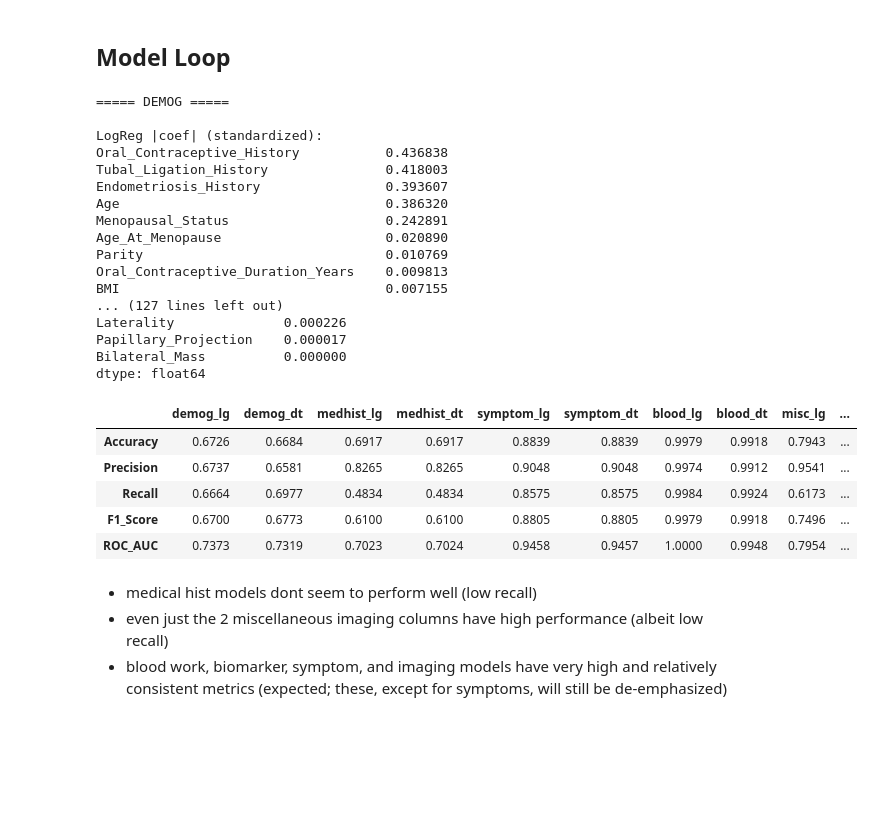
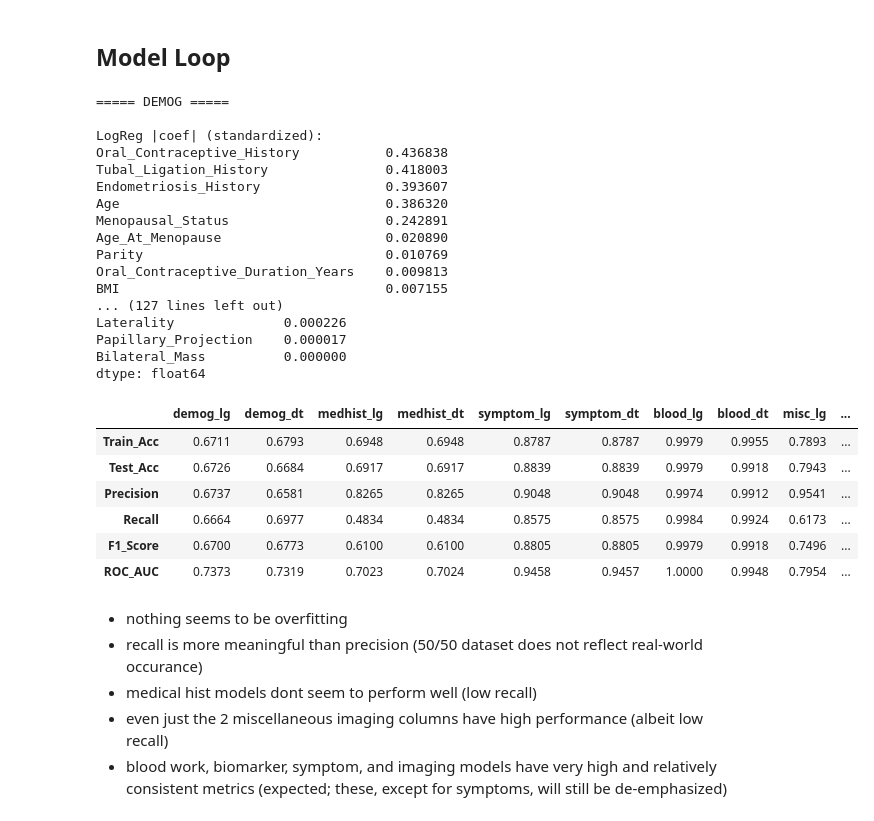
Before and after one commit to zaisid/OvarianCancer50k_ML, a Jupyter notebook: notebooks/ModelReduction.ipynb, the cells around one changed output. Saved outputs shown, nothing was run; the diff lists cells and outputs as text; code cells hidden in the pictures; blank space fills up the shorter version.

Commit message:
Check for overfitting

```diff
--- a/notebooks/ModelReduction.ipynb
+++ b/notebooks/ModelReduction.ipynb
@@ -243,7 +247,7 @@ feature_sets = {"demog": demographic_cols,
                 "biomarker": biomarker_cols,
                 "imaging": imaging_cols}
 
-metrics_df = pd.DataFrame(index=["Accuracy","Precision","Recall","F1_Score","ROC_AUC"])
+metrics_df = pd.DataFrame(index=["Train_Acc","Test_Acc","Precision","Recall","F1_Score","ROC_AUC"])
 lg_importances = {}
 dt_importances = {}
 
@@ -263,6 +267,7 @@ for name, cols in feature_sets.items():
         y_pred = pipeline.predict(x_test)
 
         metrics_df[f"{name}_{abbr}"] = [
+            round(accuracy_score(y_train, pipeline.predict(x_train)), 4),
             round(accuracy_score(y_test,y_pred),4),
             round(precision_score(y_test,y_pred),4),
             round(recall_score(y_test,y_pred),4),
@@ -277,39 +282,42 @@ for name, cols in feature_sets.items():
 
     model = models["dt"].named_steps['decisiontreeclassifier']
     dt_importances[name] = pd.Series(model.feature_importances_, index=x_train.columns).sort_values(ascending=False)
 
     print(f"===== {name.upper()} =====")
     print("\nLogReg |coef| (standardized):")
     print(lg_importances[name])
     print("\nDecision Tree importances:")
     print(dt_importances[name],"\n\n")
 
 metrics_df
 # %% [output]
 ===== DEMOG =====
 
 LogReg |coef| (standardized):
 Oral_Contraceptive_History           0.436838
 Tubal_Ligation_History               0.418003
 Endometriosis_History                0.393607
 Age                                  0.386320
 Menopausal_Status                    0.242891
 Age_At_Menopause                     0.020890
 Parity                               0.010769
 Oral_Contraceptive_Duration_Years    0.009813
 BMI                                  0.007155
 ... (127 lines left out)
 Laterality              0.000226
 Papillary_Projection    0.000017
 Bilateral_Mass          0.000000
 dtype: float64
 |  | demog_lg | demog_dt | medhist_lg | medhist_dt | symptom_lg | symptom_dt | blood_lg | blood_dt | misc_lg | ... |
-| Accuracy | 0.6726 | 0.6684 | 0.6917 | 0.6917 | 0.8839 | 0.8839 | 0.9979 | 0.9918 | 0.7943 | ... |
+| Train_Acc | 0.6711 | 0.6793 | 0.6948 | 0.6948 | 0.8787 | 0.8787 | 0.9979 | 0.9955 | 0.7893 | ... |
+| Test_Acc | 0.6726 | 0.6684 | 0.6917 | 0.6917 | 0.8839 | 0.8839 | 0.9979 | 0.9918 | 0.7943 | ... |
 | Precision | 0.6737 | 0.6581 | 0.8265 | 0.8265 | 0.9048 | 0.9048 | 0.9974 | 0.9912 | 0.9541 | ... |
 | Recall | 0.6664 | 0.6977 | 0.4834 | 0.4834 | 0.8575 | 0.8575 | 0.9984 | 0.9924 | 0.6173 | ... |
 | F1_Score | 0.6700 | 0.6773 | 0.6100 | 0.6100 | 0.8805 | 0.8805 | 0.9979 | 0.9918 | 0.7496 | ... |
 | ROC_AUC | 0.7373 | 0.7319 | 0.7023 | 0.7024 | 0.9458 | 0.9457 | 1.0000 | 0.9948 | 0.7954 | ... |
 # %% [markdown]
+- nothing seems to be overfitting
+- recall is more meaningful than precision (50/50 dataset does not reflect real-world occurance)
 - medical hist models dont seem to perform well (low recall)
 - even just the 2 miscellaneous imaging columns have high performance (albeit low recall)
 - blood work, biomarker, symptom, and imaging models have very high and relatively consistent metrics (expected; these, except for symptoms, will still be de-emphasized)
```
Also changed, not shown: parts of 2 cells of this notebook, 1 other file.
